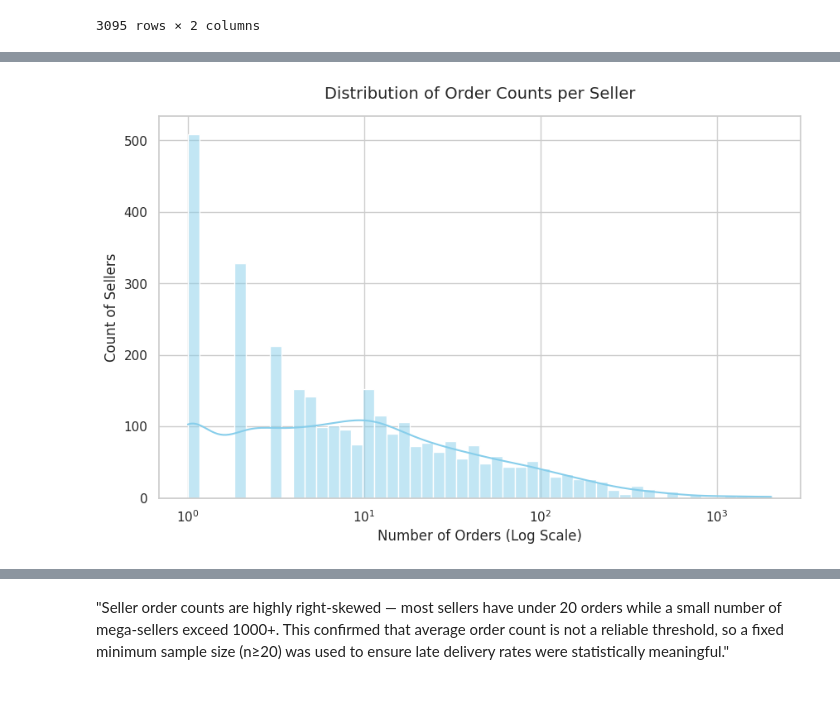
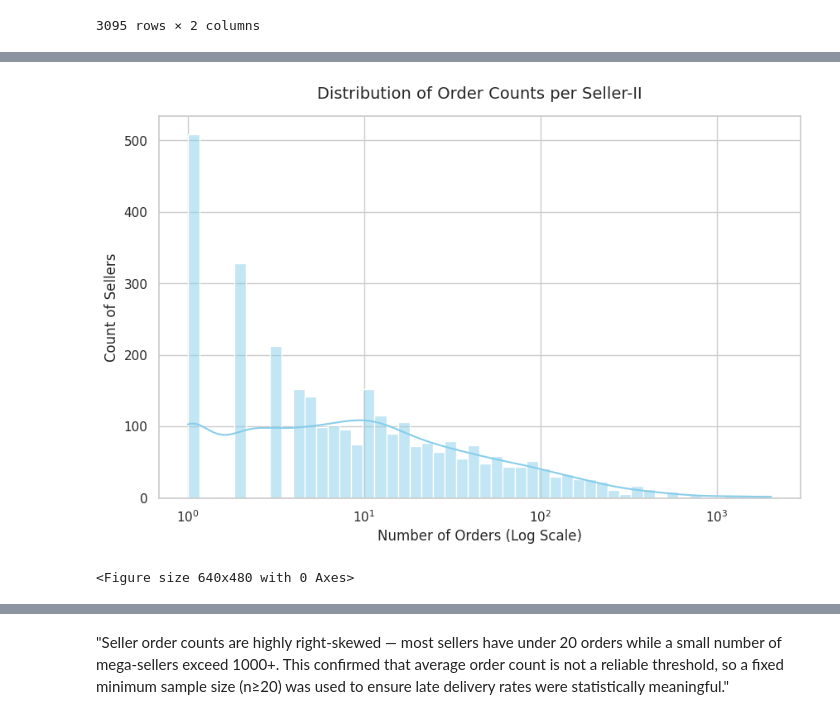
Before and after one commit to SaiShashankG/Olist_Brazilian, a Jupyter notebook: notebooks/visualization.ipynb, the cells around one changed output, grey strips where cells are left out. Drawn from its saved outputs; the diff is of its cells as text; code cells hidden in the pictures.

Commit message:
saved plots

```diff
--- a/notebooks/visualization.ipynb
+++ b/notebooks/visualization.ipynb
@@ -40,24 +43,26 @@ plt.show()
 # %%
 sns.set_theme(style="whitegrid")
 
 fig, ax = plt.subplots(figsize=(10, 6))
 sns.histplot(
     data=df,
     x="order_count",
     bins=50,
     kde=True,
     log_scale=True,
     color="skyblue",
     ax=ax
 )
 
-ax.set_title("Distribution of Order Counts per Seller", fontsize=14, pad=15)
+ax.set_title("Distribution of Order Counts per Seller-II", fontsize=14, pad=15)
 ax.set_xlabel("Number of Orders (Log Scale)", fontsize=12)
 ax.set_ylabel("Count of Sellers", fontsize=12)
 
 plt.show()
+plt.savefig('../plots/Distribution of Orders per Seller-II.png', dpi=150, bbox_inches='tight')
 # %% [output]
-[figure, old version]
+[figure, new version]
+<Figure size 640x480 with 0 Axes>
 # %%
 # Filter to show only sellers with fewer than 100 orders
 typical_sellers = df[df["order_count"] < 100]
```
Also changed, not shown: parts of 24 cells of this notebook, 12 other files.
